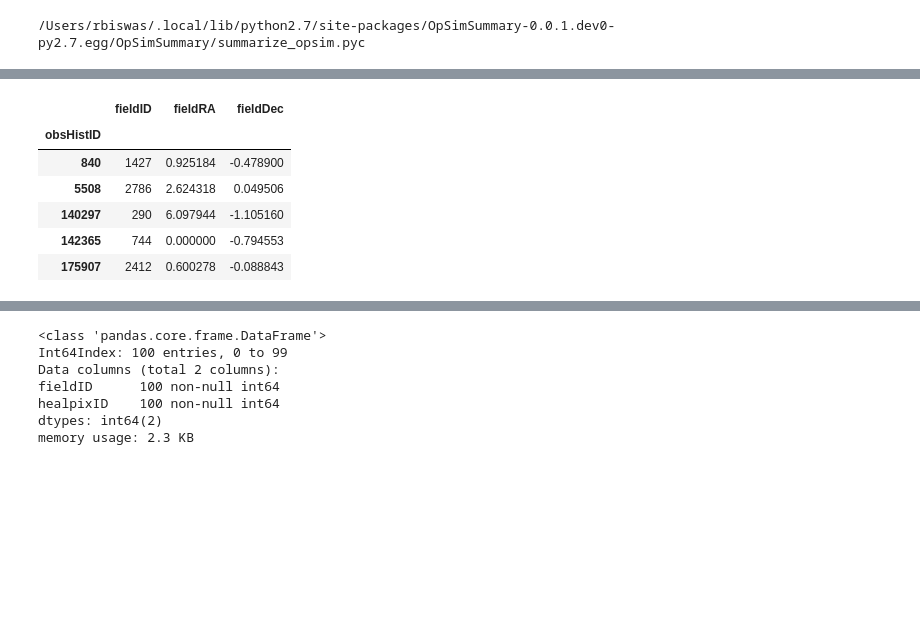
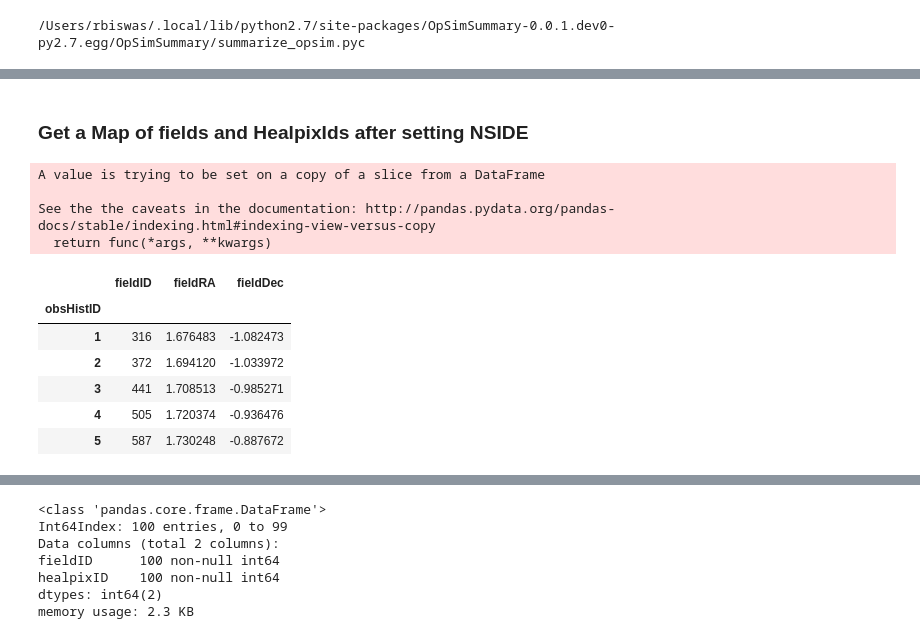
Before and after one commit to rbiswas4/scratch, a Jupyter notebook: sqllitejoins/test_angleunits.ipynb, the cells around one changed output, grey strips where cells are left out. Saved outputs shown, nothing was run; the diff lists cells and outputs as text; code cells hidden in the pictures; blank space fills up the shorter version.

```diff
--- a/sqllitejoins/test_angleunits.ipynb
+++ b/sqllitejoins/test_angleunits.ipynb
@@ -61,20 +31,27 @@ WFD = propTags['WFD'][0]
 # %%
 engine = create_engine('sqlite:///' + dbname)
 # %%
-EnigmaFirstYear = pd.read_sql_query('SELECT * FROM SUMMARY WHERE PROPID is 366 and night < 366', engine, index_col='obsHistID')
+EnigmaFirstYear = pd.read_sql_query('SELECT * FROM SUMMARY WHERE PROPID is 364 or PROPID is 366 and night < 366', engine, index_col='obsHistID')
 # %%
 EnigmaComb = EnigmaFirstYear.query('propID==[364, 366]')
+# %% [markdown]
+### Get a Map of fields and HealpixIds after setting NSIDE
 # %%
 x = EnigmaComb[['fieldID','fieldRA', 'fieldDec']]
 # %%
 x.drop_duplicates(inplace=True)
+# %% [output]
+A value is trying to be set on a copy of a slice from a DataFrame
+
+See the the caveats in the documentation: http://pandas.pydata.org/pandas-docs/stable/indexing.html#indexing-view-versus-copy
+  return func(*args, **kwargs)
 # %%
-x
+x.head()
 # %% [output]
 |  | fieldID | fieldRA | fieldDec |
 | obsHistID |  |  |  |
-| 840 | 1427 | 0.925184 | -0.478900 |
-| 5508 | 2786 | 2.624318 | 0.049506 |
-| 140297 | 290 | 6.097944 | -1.105160 |
-| 142365 | 744 | 0.000000 | -0.794553 |
-| 175907 | 2412 | 0.600278 | -0.088843 |
+| 1 | 316 | 1.676483 | -1.082473 |
+| 2 | 372 | 1.694120 | -1.033972 |
+| 3 | 441 | 1.708513 | -0.985271 |
+| 4 | 505 | 1.720374 | -0.936476 |
+| 5 | 587 | 1.730248 | -0.887672 |
```
Also changed, not shown: parts of 58 cells of this notebook, 1 other file.
